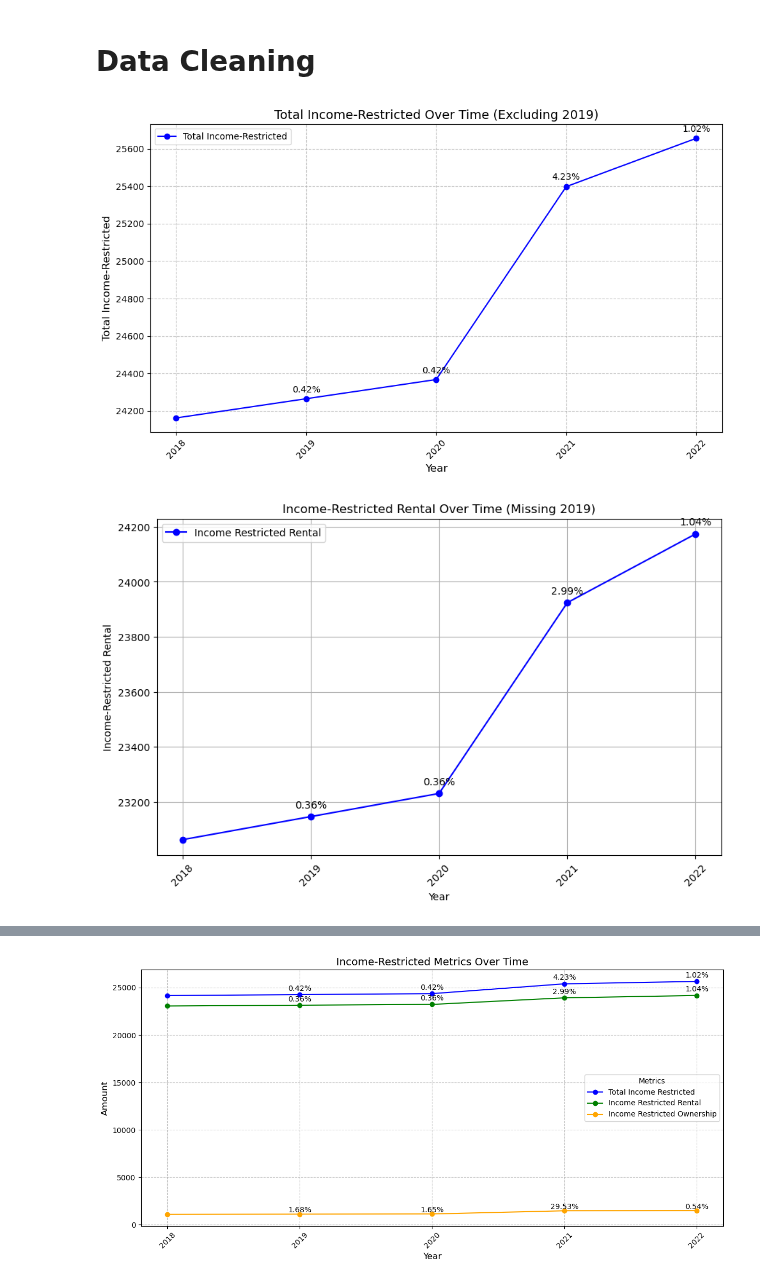
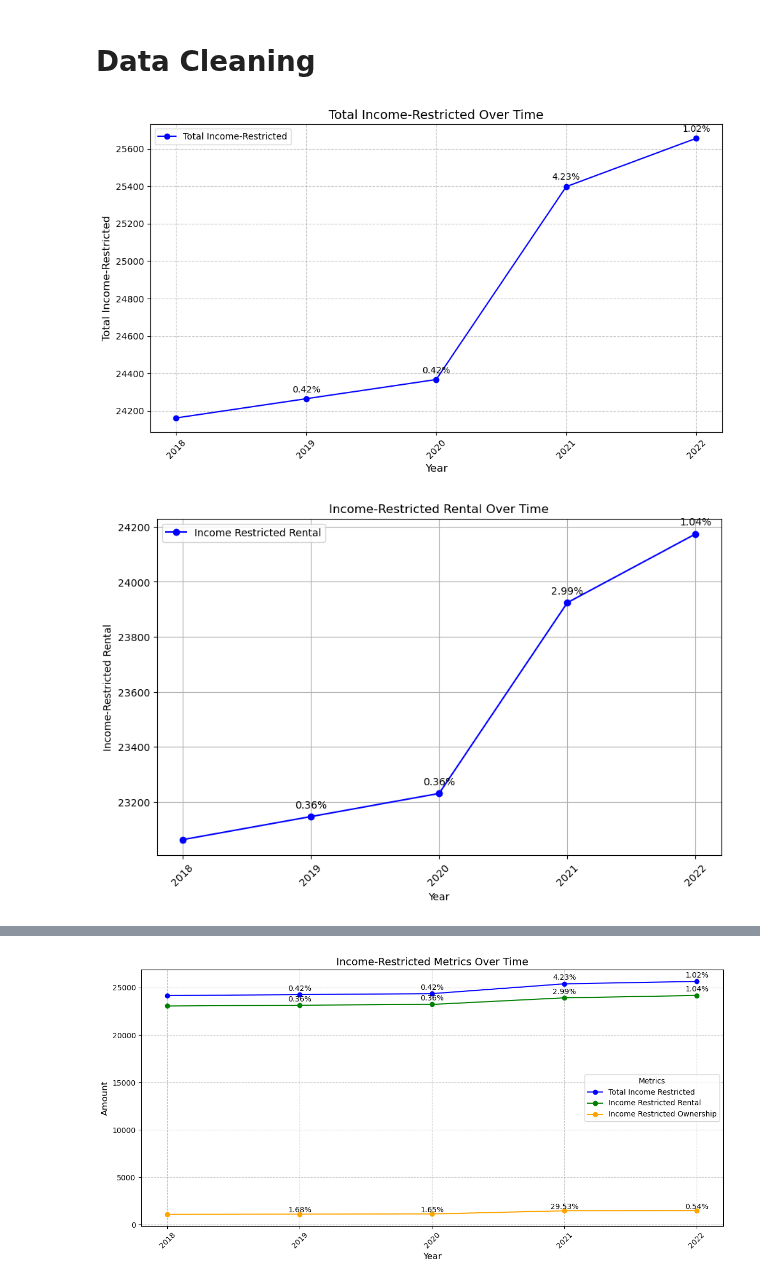
Before and after one commit to BU-Spark/ds-bcc-tania-fernandes-d7, a Jupyter notebook: fa24-team-b/housing/notebooks/income_restricted_housing/income_restricted_housing.ipynb, the cells around one changed output, grey strips where cells are left out. Saved outputs shown, nothing was run; the diff lists cells and outputs as text; code cells hidden in the pictures.

```diff
--- a/fa24-team-b/housing/notebooks/income_restricted_housing/income_restricted_housing.ipynb
+++ b/fa24-team-b/housing/notebooks/income_restricted_housing/income_restricted_housing.ipynb
@@ -207,35 +207,35 @@ values = plotting_data["total-income-restricted"]
 
 # Calculate percentage changes
 percentage_changes = values.pct_change() * 100
 
 # Plot the data
 plt.figure(figsize=(10, 6))
 plt.plot(years, values, marker="o", linestyle="-", color="b", label="Total Income-Restricted")
 
 # Add percentage change annotations
 for i in range(1, len(years)):
     plt.text(
         years[i],
         values[i] + (0.001 * values[i]),
         f"{percentage_changes.iloc[i]:.2f}%",
         fontsize=10,
         ha="center",
         va="bottom"
     )
 
 # Customize plot
-plt.title("Total Income-Restricted Over Time (Excluding 2019)", fontsize=14)
+plt.title("Total Income-Restricted Over Time", fontsize=14)
 plt.xlabel("Year", fontsize=12)
 plt.ylabel("Total Income-Restricted", fontsize=12)
 plt.xticks(years, rotation=45)
 plt.grid(True, linestyle="--", alpha=0.7)
 plt.legend(fontsize=10)
 
 # Show plot
 plt.tight_layout()
 plt.show()
 # %% [output]
-[figure, old version]
+[figure, new version]
 # %%
 values = plotting_data["income-restricted-rental"]
 
@@ -257,7 +257,7 @@ for i in range(1, len(years)):
         va="bottom"
     )
 
-plt.title("Income-Restricted Rental Over Time (Missing 2019)")
+plt.title("Income-Restricted Rental Over Time")
 plt.xlabel("Year")
 plt.ylabel("Income-Restricted Rental")
 plt.xticks(years, rotation=45)
@@ -267,7 +267,7 @@ plt.legend()
 
 plt.show()
 # %% [output]
-[figure, old version]
+[figure, new version]
 # %%
 values = plotting_data["income-restricted-ownership"]
 
```
Also changed, not shown: parts of 2 cells of this notebook.
